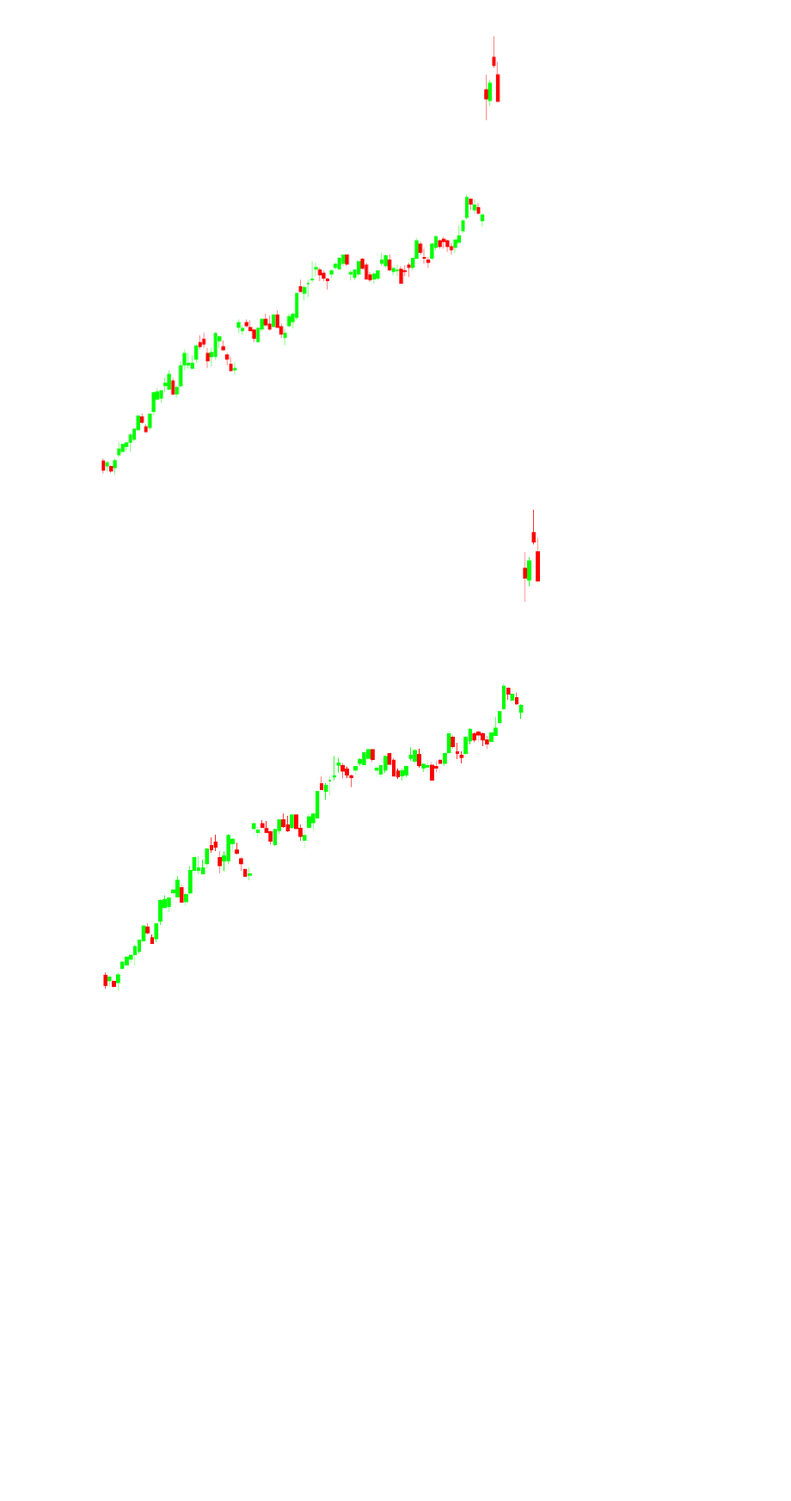
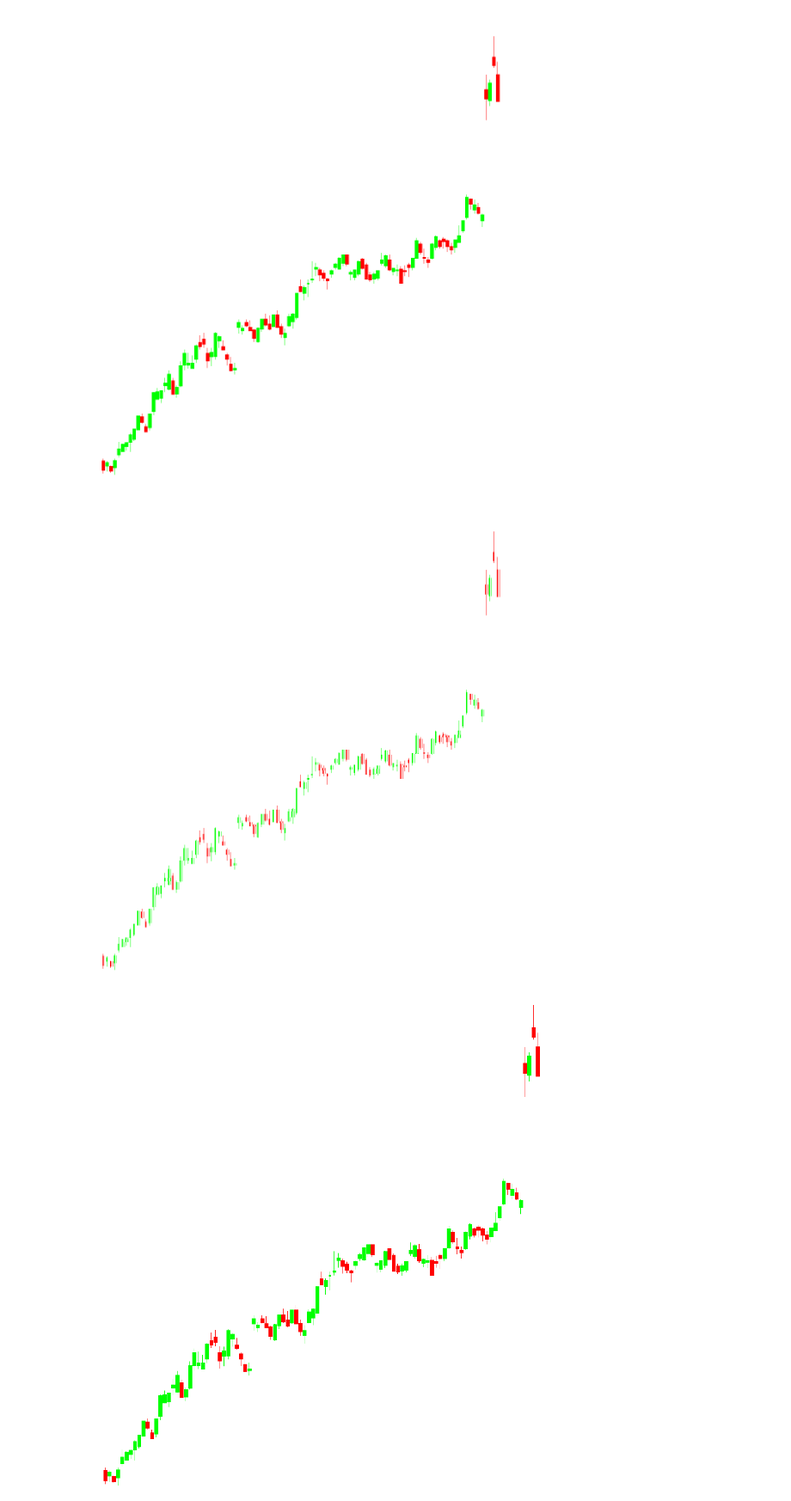
Before and after one commit to DFIC-Quant-Fund/CompVision-W2024, a Jupyter notebook: ImageGenerationScript.ipynb, the cells around one changed output. Shown at 86% size. Cells and saved outputs as stored; diff of their text form; code cells hidden in the pictures; blank space fills up the shorter version.

Commit message:
slim candles

```diff
--- a/ImageGenerationScript.ipynb
+++ b/ImageGenerationScript.ipynb
@@ -152,6 +155,85 @@ slim_high_and_low('chart2.png')
 display(Image.open("chart3.png"))
 # %% [output]
 [figure]
+# %%
+from PIL import Image
+
+def png_to_hex_array(image_path):
+    image = Image.open(image_path)
+    image_rgba = image.convert("RGBA")
+    width, height = image_rgba.size
+    pixel_data = list(image_rgba.getdata())
+    hex_colors = [[0 for _ in range(width)] for _ in range(height)]
+    for y in range(height):
+        for x in range(width):
+            r, g, b, a = pixel_data[y * width + x]
+            hex_colors[y][x] = '#{0:02x}{1:02x}{2:02x}{3:02x}'.format(r, g, b, a)
+    return hex_colors
+
+def hex_array_to_image(hex_colors):
+    height = len(hex_colors)
+    width = len(hex_colors[0])
+    new_image = Image.new("RGBA", (width, height))
+
+    for y in range(height):
+        for x in range(width):
+            hex_color = hex_colors[y][x]
+            rgba = tuple(int(hex_color[i:i+2], 16) for i in (1, 3, 5, 7))
+            new_image.putpixel((x, y), rgba)
+
+    return new_image
+
+
+def slim_high_and_low(image_path):
+    to_change = []
+    hex_colors = png_to_hex_array(image_path)
+    main_color = ''
+    stage = 0
+    for i in range(len(hex_colors)):
+        skip_flag = 0
+        for j in range(len(hex_colors[0])):
+            if skip_flag > 0:
+                skip_flag -= 1
+                continue
+            color = hex_colors[i][j]
+            if stage == 0 and color == '#ffffffff':
+                stage = 1
+            elif stage == 1 and color != '#ffffffff':
+                main_color = color
+                if hex_colors[i][j:j+7] == [main_color for _ in range(7)]:
+                    skip_flag = 7
+                    to_change.append((i, j))
+                    to_change.append((i, j+1))
+                    to_change.append((i, j+5))
+                    to_change.append((i, j+6))
+                    to_change.append((i, j+7))
+
+
+            elif stage == 1 and color == '#ffffffff':
+                pass
+
+
+            elif stage == 3 and color == '#ffffffff':
+                to_change.append((i, j-1))
+                stage = 0
+            else:
+                stage = 0
+        stage = 0
+    for pair in to_change:
+        i, j = pair
+        hex_colors[i][j] = '#ffffffff'
+
+
+    slimmed = hex_array_to_image(hex_colors)
+    slimmed.save("chart4.png")
+
+
+
+slim_high_and_low('chart3.png')
+
+display(Image.open("chart4.png"))
+# %% [output]
+[figure, added]
 # %%
 def png_to_hex_array(image_path):
     image = Image.open(image_path)
```
Also changed, not shown: parts of 2 cells of this notebook.
